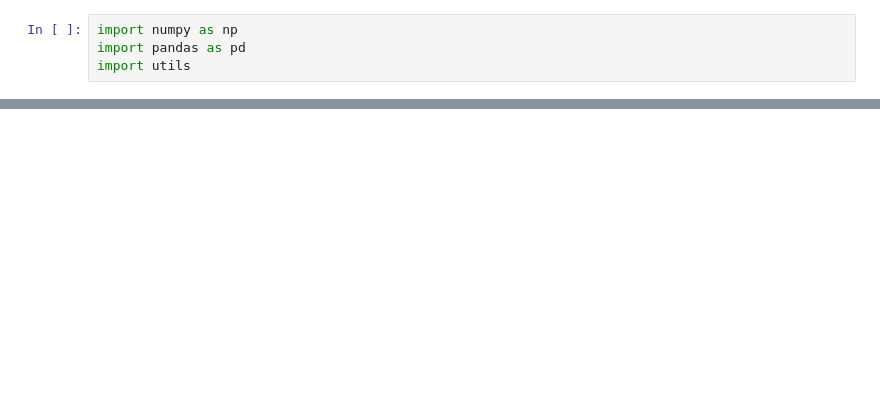
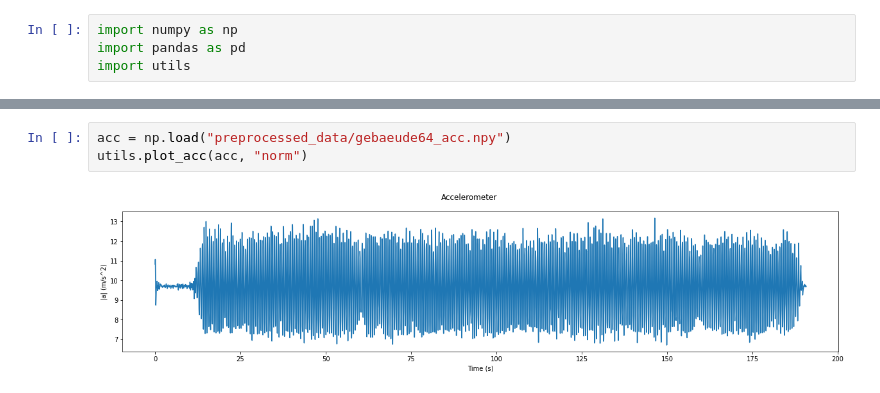
Before and after one commit to annkapopp/IndoorLocal, a Jupyter notebook: integration.ipynb, the cells around one changed output, grey strips where cells are left out. Drawn from its saved outputs; the diff is of its cells as text; blank space fills up the shorter version.

```diff
--- a/integration.ipynb
+++ b/integration.ipynb
@@ -16,0 +27,5 @@ utils.plot_gyro(cal_gyro, "norm")
+# %%
+acc = np.load("preprocessed_data/gebaeude64_acc.npy")
+utils.plot_acc(acc, "norm")
+# %% [output]
+[figure, added]
```
Also changed, not shown: parts of 5 cells of this notebook.
